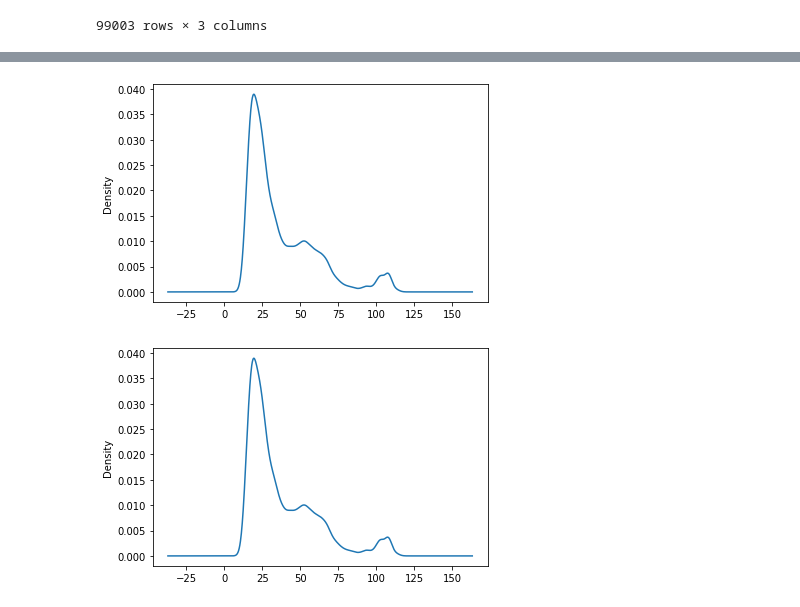
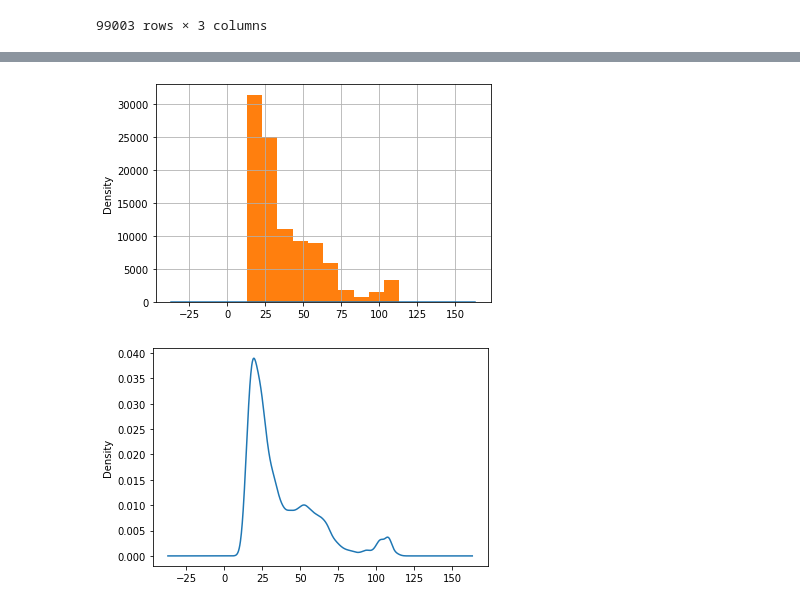
Before and after one commit to zhehedream/COEN281, a Jupyter notebook: DatasetPrivacy_281.ipynb, the cells around one changed output, grey strips where cells are left out. Cells and saved outputs as stored; diff of their text form; code cells hidden in the pictures.

```diff
--- a/DatasetPrivacy_281.ipynb
+++ b/DatasetPrivacy_281.ipynb
@@ -310,12 +359,13 @@ ax = k_density.plot.kde()
 # %%
 list = []
 for index, row in d_res.iterrows():
     list.append(row['age'])
 d_density = pd.Series(list)
 ax = d_density.plot.kde()
 d_xy = ax.get_lines()[0].get_xydata()
+hist = d_density.hist(bins=10)
 # %% [output]
-[figure, old version]
+[figure, new version]
 # %%
 list = []
 for index, row in ori.iterrows():
```
Also changed, not shown: parts of 6 cells of this notebook, 2 other files.
